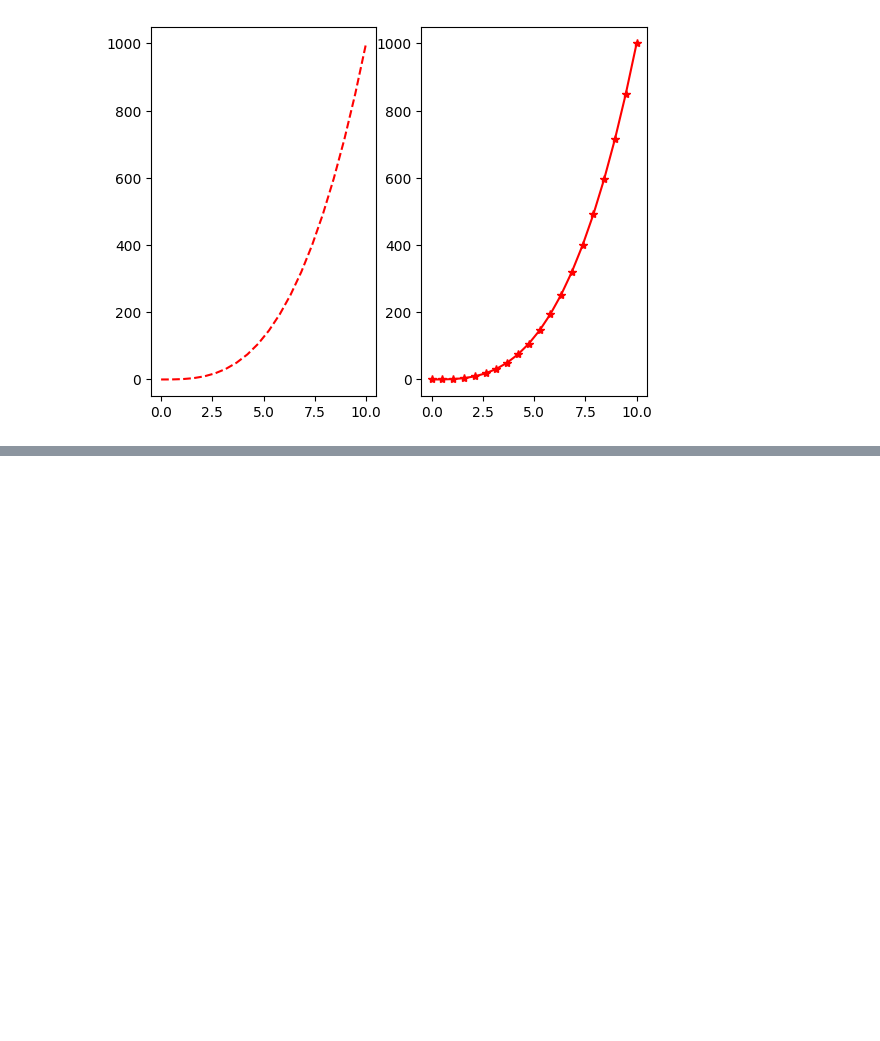
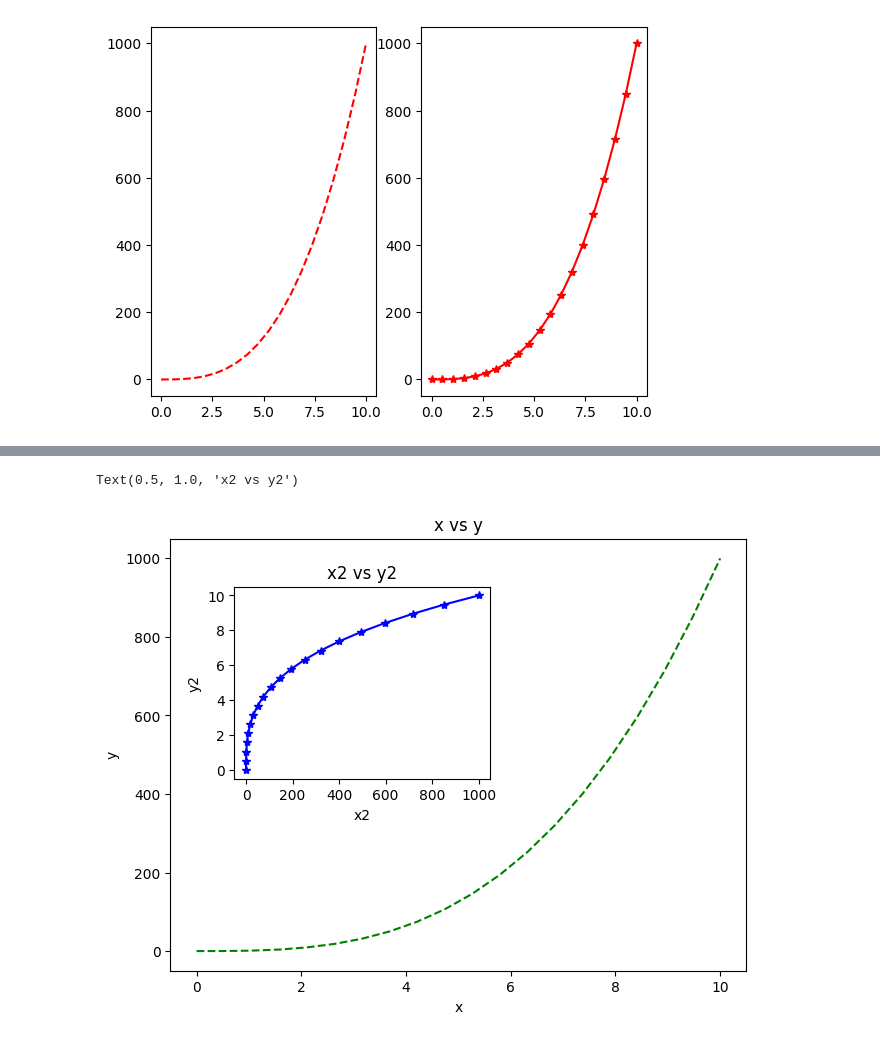
Before and after one commit to osmantemel/data-science, a Jupyter notebook: Matplotlib/1.ipynb, the cells around one changed output, grey strips where cells are left out. Saved outputs shown, nothing was run; the diff lists cells and outputs as text; code cells hidden in the pictures; blank space fills up the shorter version.

```diff
--- a/Matplotlib/1.ipynb
+++ b/Matplotlib/1.ipynb
@@ -63,0 +94,17 @@ plt.plot(dizi,dizi2,"r*-")
+# %%
+figure2 = plt.figure()
+eksen1 =figure2.add_axes([0.2,0.2,0.9,0.9]) # 0.2 ler ise konumudur
+eksen2 =figure2.add_axes([0.3,0.6,0.4,0.4])
+
+eksen1.plot(dizi,dizi2,"g--")
+eksen1.set_xlabel("x")
+eksen1.set_ylabel("y")
+eksen1.set_title("x vs y")
+
+eksen2.plot(dizi2,dizi,"b*-")
+eksen2.set_xlabel("x2")
+eksen2.set_ylabel("y2")
+eksen2.set_title("x2 vs y2")
+# %% [output]
+Text(0.5, 1.0, 'x2 vs y2')
+[figure, added]
```
Also changed, not shown: parts of 5 cells of this notebook, 3 other files.
